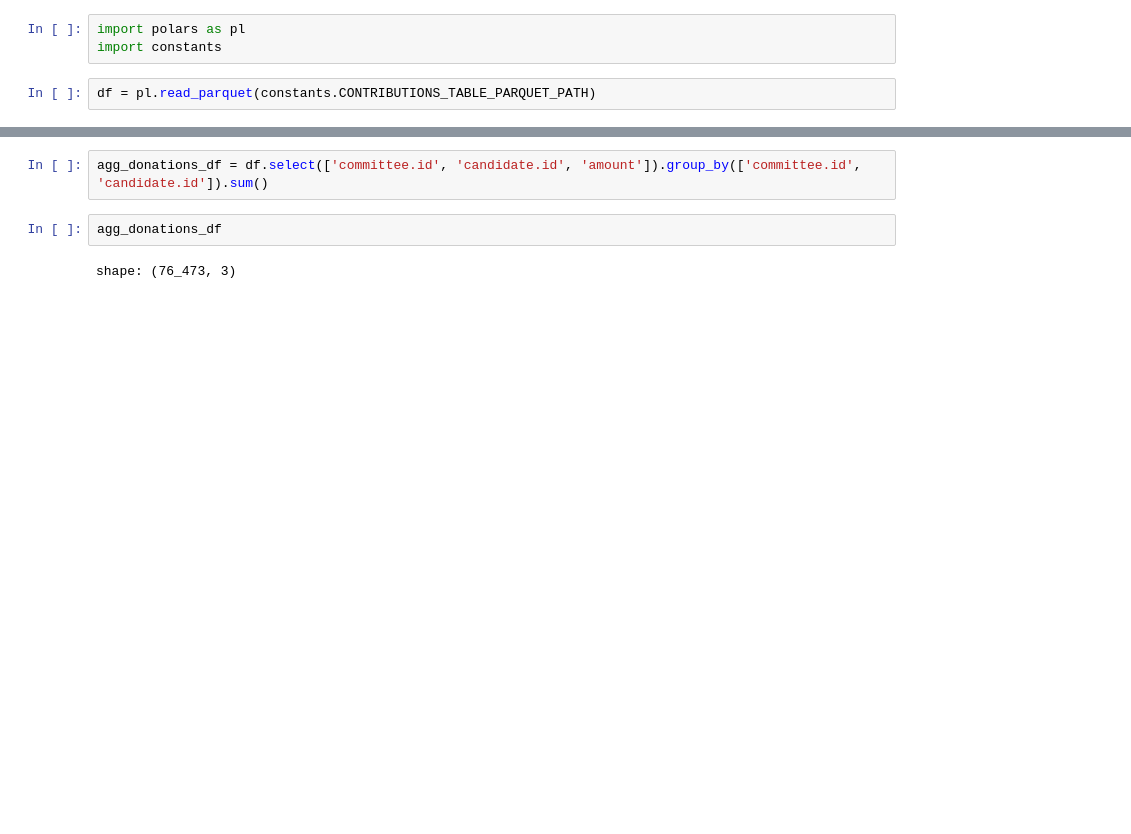
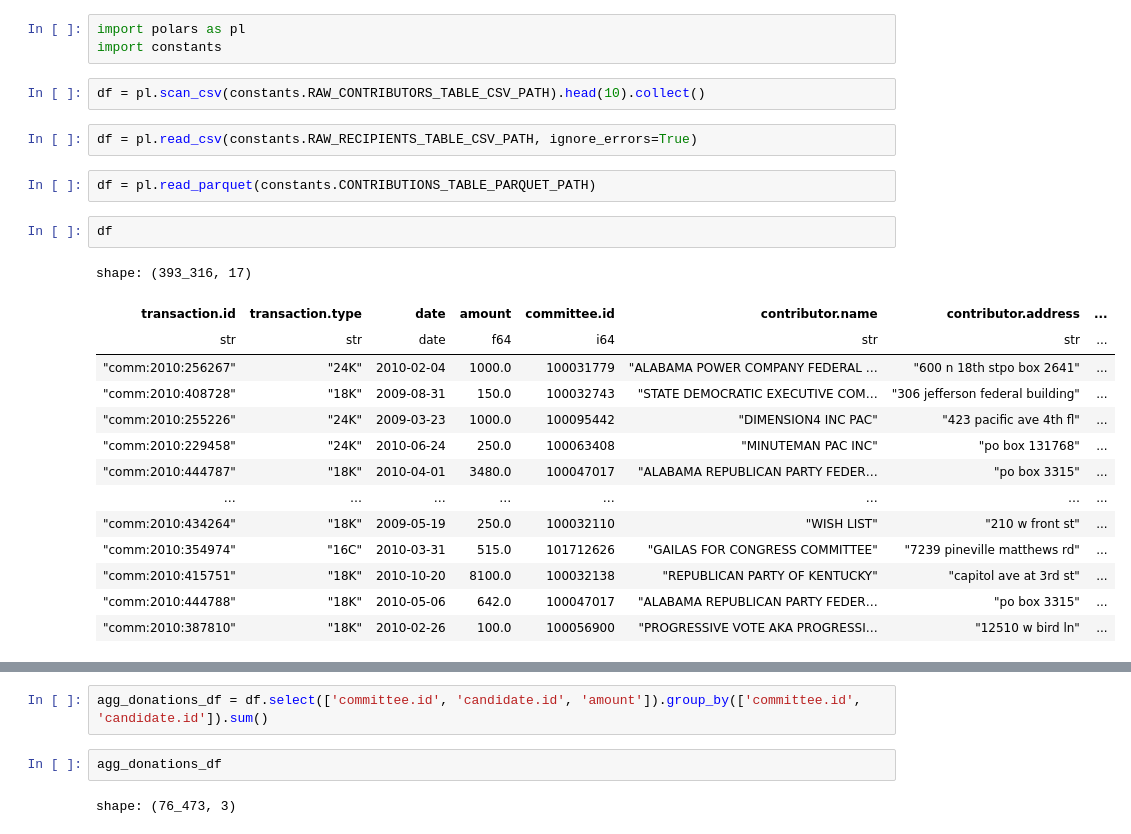
Before and after one commit to NipunDas/FEC-Election-Spending-Analysis, a Jupyter notebook: final-draft/experimentation.ipynb, the cells around one changed output, grey strips where cells are left out. Saved outputs shown, nothing was run; the diff lists cells and outputs as text; blank space fills up the shorter version.

```diff
--- a/final-draft/experimentation.ipynb
+++ b/final-draft/experimentation.ipynb
@@ -2,4 +2,25 @@
 import polars as pl
 import constants
 # %%
-df = pl.read_parquet(constants.CONTRIBUTIONS_TABLE_PARQUET_PATH)
+df = pl.scan_csv(constants.RAW_CONTRIBUTORS_TABLE_CSV_PATH).head(10).collect()
+# %%
+df = pl.read_csv(constants.RAW_RECIPIENTS_TABLE_CSV_PATH, ignore_errors=True)
+# %%
+df = pl.read_parquet(constants.CONTRIBUTIONS_TABLE_PARQUET_PATH)
+# %%
+df
+# %% [output]
+shape: (393_316, 17)
+| transaction.id | transaction.type | date | amount | committee.id | contributor.name | contributor.address | ... |
+| str | str | date | f64 | i64 | str | str | ... |
+| "comm:2010:256267" | "24K" | 2010-02-04 | 1000.0 | 100031779 | "ALABAMA POWER COMPANY FEDERAL … | "600 n 18th stpo box 2641" | ... |
+| "comm:2010:408728" | "18K" | 2009-08-31 | 150.0 | 100032743 | "STATE DEMOCRATIC EXECUTIVE COM… | "306 jefferson federal building" | ... |
+| "comm:2010:255226" | "24K" | 2009-03-23 | 1000.0 | 100095442 | "DIMENSION4 INC PAC" | "423 pacific ave 4th fl" | ... |
+| "comm:2010:229458" | "24K" | 2010-06-24 | 250.0 | 100063408 | "MINUTEMAN PAC INC" | "po box 131768" | ... |
+| "comm:2010:444787" | "18K" | 2010-04-01 | 3480.0 | 100047017 | "ALABAMA REPUBLICAN PARTY FEDER… | "po box 3315" | ... |
+| … | … | … | … | … | … | … | ... |
+| "comm:2010:434264" | "18K" | 2009-05-19 | 250.0 | 100032110 | "WISH LIST" | "210 w front st" | ... |
+| "comm:2010:354974" | "16C" | 2010-03-31 | 515.0 | 101712626 | "GAILAS FOR CONGRESS COMMITTEE" | "7239 pineville matthews rd" | ... |
+| "comm:2010:415751" | "18K" | 2010-10-20 | 8100.0 | 100032138 | "REPUBLICAN PARTY OF KENTUCKY" | "capitol ave at 3rd st" | ... |
+| "comm:2010:444788" | "18K" | 2010-05-06 | 642.0 | 100047017 | "ALABAMA REPUBLICAN PARTY FEDER… | "po box 3315" | ... |
+| "comm:2010:387810" | "18K" | 2010-02-26 | 100.0 | 100056900 | "PROGRESSIVE VOTE AKA PROGRESSI… | "12510 w bird ln" | ... |
```
Also changed, not shown: parts of 2 cells of this notebook, 11 other files.
